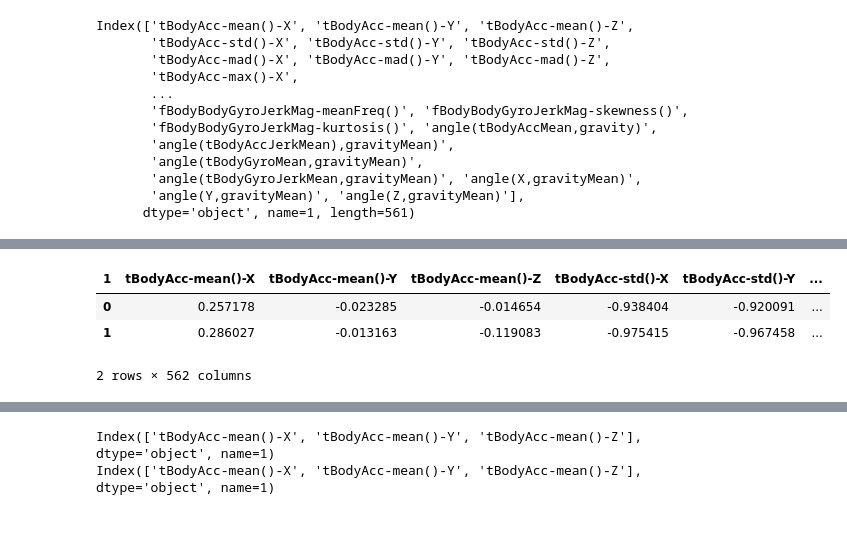
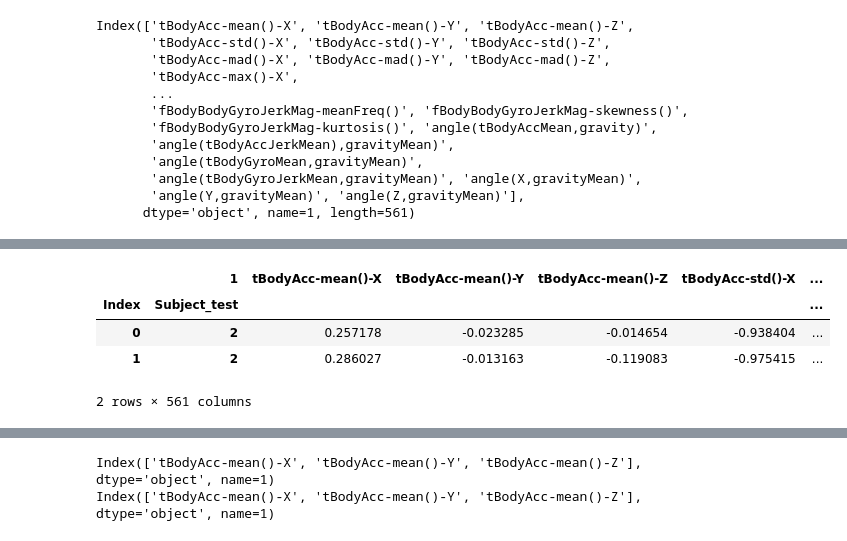
Before and after one commit to AlexSAssuncao/EBAC_Estudos, a Jupyter notebook: Tarefas/MD17_Arvore_II_Tarefa-1.ipynb, the cells around one changed output, grey strips where cells are left out. Cells and saved outputs as stored; diff of their text form; code cells hidden in the pictures.

```diff
--- a/Tarefas/MD17_Arvore_II_Tarefa-1.ipynb
+++ b/Tarefas/MD17_Arvore_II_Tarefa-1.ipynb
@@ -179,3 +179,8 @@ Index(['tBodyAcc-mean()-X', 'tBodyAcc-mean()-Y', 'tBodyAcc-mean()-Z',
        'angle(tBodyGyroJerkMean,gravityMean)', 'angle(X,gravityMean)',
        'angle(Y,gravityMean)', 'angle(Z,gravityMean)'],
       dtype='object', name=1, length=561)
+# %%
+#5-2
+subject_test = pd.read_csv('base/test/subject_test.txt',delim_whitespace=True, header=None)[0]
+X_test['Subject_test'] = subject_test
+X_test.head(2)
@@ -182,9 +192,11 @@ Index(['tBodyAcc-mean()-X', 'tBodyAcc-mean()-Y', 'tBodyAcc-mean()-Z',
 # %%
-#5-2
-X_test['Subject_train'] = subject_train
+#5-3
+X_test['Index'] = X_test.index
+X_test.set_index(['Index', 'Subject_test'], inplace=True)
 X_test.head(2)
 # %% [output]
-| 1 | tBodyAcc-mean()-X | tBodyAcc-mean()-Y | tBodyAcc-mean()-Z | tBodyAcc-std()-X | tBodyAcc-std()-Y | ... |
-| 0 | 0.257178 | -0.023285 | -0.014654 | -0.938404 | -0.920091 | ... |
-| 1 | 0.286027 | -0.013163 | -0.119083 | -0.975415 | -0.967458 | ... |
+|  | 1 | tBodyAcc-mean()-X | tBodyAcc-mean()-Y | tBodyAcc-mean()-Z | tBodyAcc-std()-X | ... |
+| Index | Subject_test |  |  |  |  | ... |
+| 0 | 2 | 0.257178 | -0.023285 | -0.014654 | -0.938404 | ... |
+| 1 | 2 | 0.286027 | -0.013163 | -0.119083 | -0.975415 | ... |
-2 rows × 562 columns
+2 rows × 561 columns
```
Also changed, not shown: parts of 2 cells of this notebook.
